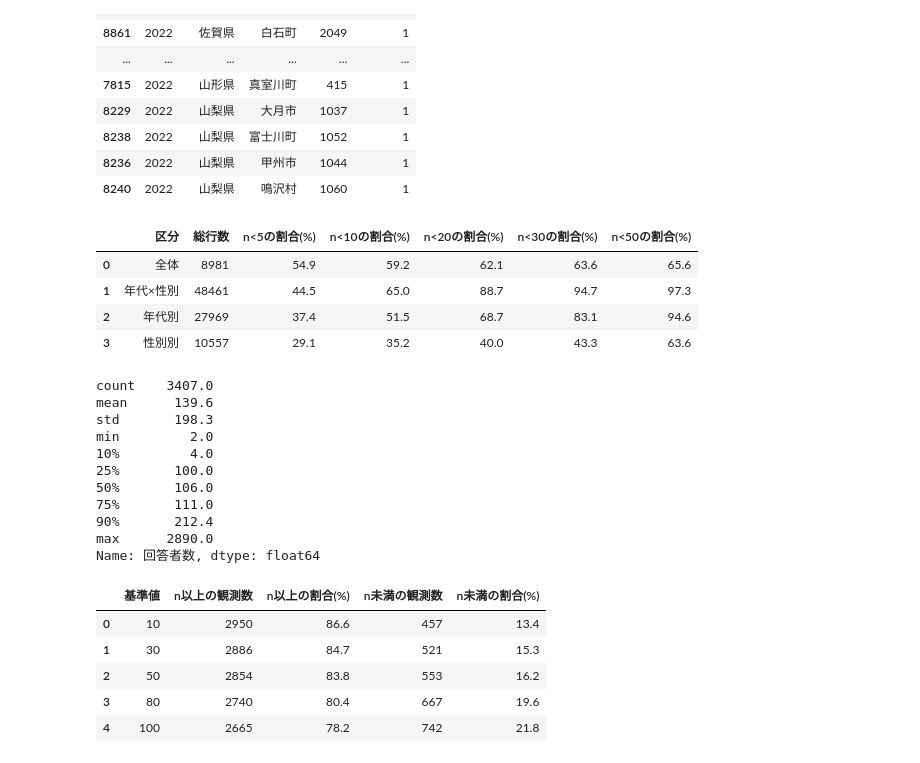
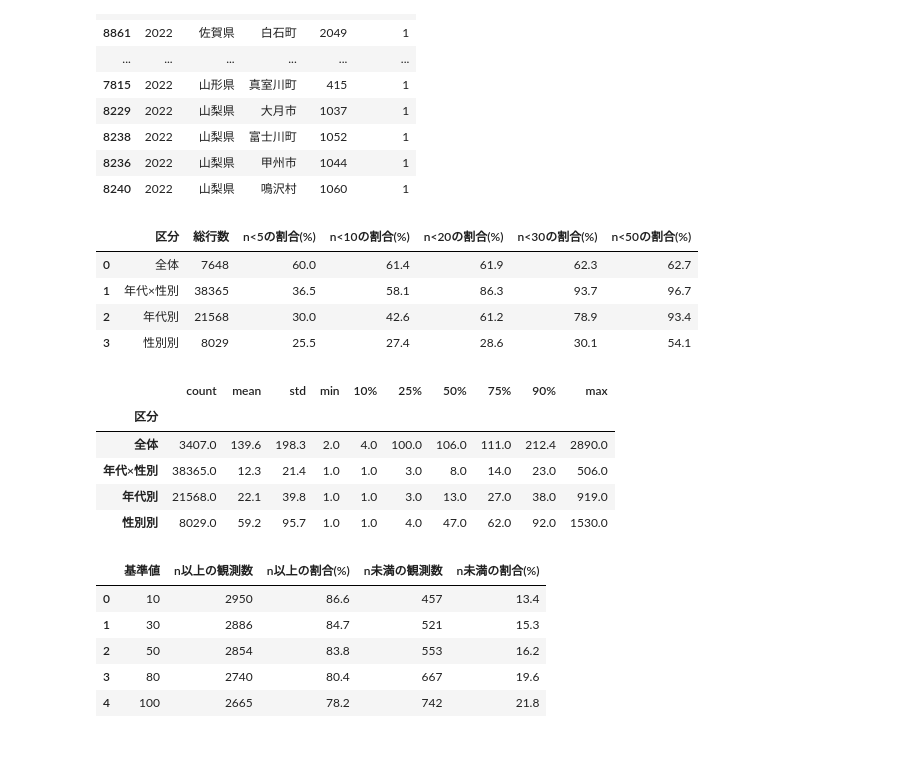
Before and after one commit to Keita062/wakayama_competition, a Jupyter notebook: Nishimura/src/newbasic.ipynb, the cells around one changed output. Drawn from its saved outputs; the diff is of its cells as text; code cells hidden in the pictures.

```diff
--- a/Nishimura/src/newbasic.ipynb
+++ b/Nishimura/src/newbasic.ipynb
@@ -661,62 +661,94 @@ Name: count, dtype: int64
 | 8236 | 2022 | 山梨県 | 甲州市 | 1044 | 1 |
 | 8240 | 2022 | 山梨県 | 鳴沢村 | 1060 | 1 |
 # %%
+import pandas as pd
+
+# 主観データ
+df = df_sheet2.copy()
+
+# 回答者数を数値化
+df["回答者数"] = pd.to_numeric(
+    df["回答者数"],
+    errors="coerce"
+)
+
+# 2022年度を除外（2023～2026年度）
+df = df[df["年度"] != 2022].copy()
+
+# 区分ごとの少人数観測の割合
 thresholds = [5, 10, 20, 30, 50]
 
 rows = []
 
 for kubun, group in df.groupby("区分"):
-    n_total = group["回答者数"].notna().sum()
-
     row = {
         "区分": kubun,
-        "総行数": n_total
+        "総行数": len(group)
     }
 
     for threshold in thresholds:
         row[f"n<{threshold}の割合(%)"] = (
             (group["回答者数"] < threshold).mean() * 100
         )
 
     rows.append(row)
 
-low_n_summary = pd.DataFrame(rows)
+summary = pd.DataFrame(rows)
 
-display(low_n_summary.round(1))
+# 表示用に丸める
+summary = summary.round(1)
+
+display(summary)
 # %% [output]
 |  | 区分 | 総行数 | n<5の割合(%) | n<10の割合(%) | n<20の割合(%) | n<30の割合(%) | n<50の割合(%) |
-| 0 | 全体 | 8981 | 54.9 | 59.2 | 62.1 | 63.6 | 65.6 |
-| 1 | 年代×性別 | 48461 | 44.5 | 65.0 | 88.7 | 94.7 | 97.3 |
-| 2 | 年代別 | 27969 | 37.4 | 51.5 | 68.7 | 83.1 | 94.6 |
-| 3 | 性別別 | 10557 | 29.1 | 35.2 | 40.0 | 43.3 | 63.6 |
+| 0 | 全体 | 7648 | 60.0 | 61.4 | 61.9 | 62.3 | 62.7 |
+| 1 | 年代×性別 | 38365 | 36.5 | 58.1 | 86.3 | 93.7 | 96.7 |
+| 2 | 年代別 | 21568 | 30.0 | 42.6 | 61.2 | 78.9 | 93.4 |
+| 3 | 性別別 | 8029 | 25.5 | 27.4 | 28.6 | 30.1 | 54.1 |
 # %%
-# 2023～2026年、全体区分、幸福度が存在する行に限定
+import pandas as pd
+
+# 主観データ
+df = df_sheet2.copy()
+
+# 数値化
+df["回答者数"] = pd.to_numeric(
+    df["回答者数"],
+    errors="coerce"
+)
+
+df["幸福度"] = pd.to_numeric(
+    df["幸福度"],
+    errors="coerce"
+)
+
+# 2023～2026年
+# 幸福度が存在
+# 回答者数 > 0
 df_analysis = df[
-    (df["区分"] == "全体") &
     (df["年度"].between(2023, 2026)) &
     (df["幸福度"].notna()) &
     (df["回答者数"] > 0)
 ].copy()
 
+# 区分ごとの回答者数分布
 summary_analysis = (
-    df_analysis["回答者数"]
-    .describe(percentiles=[0.1, 0.25, 0.5, 0.75, 0.9])
+    df_analysis
+    .groupby("区分")["回答者数"]
+    .describe(
+        percentiles=[0.1, 0.25, 0.5, 0.75, 0.9]
+    )
     .round(1)
 )
 
 display(summary_analysis)
 # %% [output]
-count    3407.0
-mean      139.6
-std       198.3
-min         2.0
-10%         4.0
-25%       100.0
-50%       106.0
-75%       111.0
-90%       212.4
-max      2890.0
-Name: 回答者数, dtype: float64
+|  | count | mean | std | min | 10% | 25% | 50% | 75% | 90% | max |
+| 区分 |  |  |  |  |  |  |  |  |  |  |
+| 全体 | 3407.0 | 139.6 | 198.3 | 2.0 | 4.0 | 100.0 | 106.0 | 111.0 | 212.4 | 2890.0 |
+| 年代×性別 | 38365.0 | 12.3 | 21.4 | 1.0 | 1.0 | 3.0 | 8.0 | 14.0 | 23.0 | 506.0 |
+| 年代別 | 21568.0 | 22.1 | 39.8 | 1.0 | 1.0 | 3.0 | 13.0 | 27.0 | 38.0 | 919.0 |
+| 性別別 | 8029.0 | 59.2 | 95.7 | 1.0 | 1.0 | 4.0 | 47.0 | 62.0 | 92.0 | 1530.0 |
 # %%
 import pandas as pd
 import numpy as np
```
